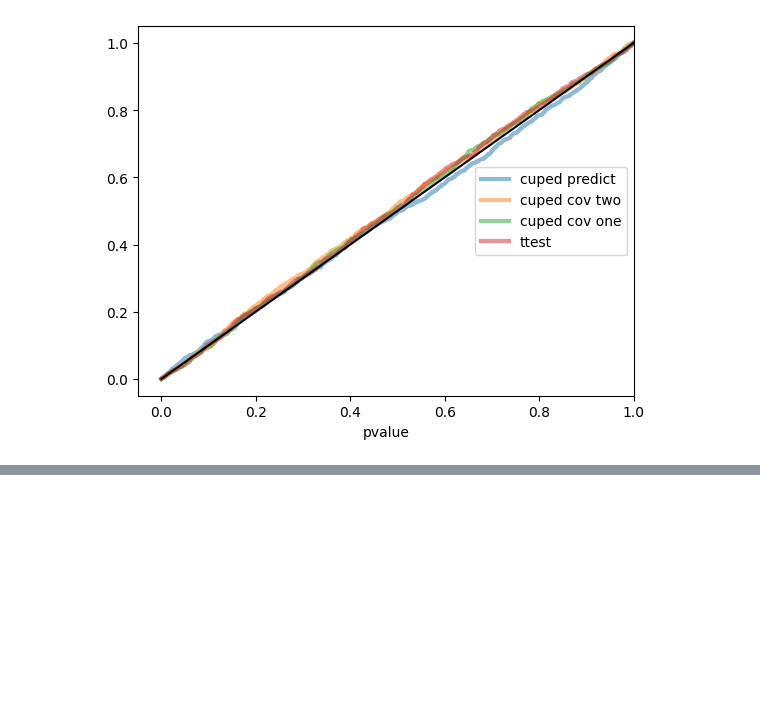
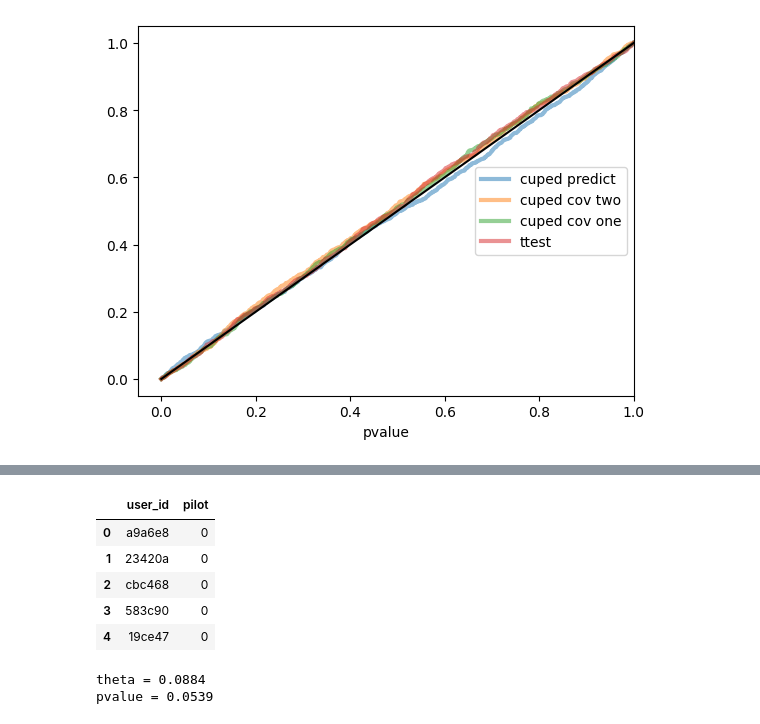
Before and after one commit to YanaOrf/AB_tests, a Jupyter notebook: Pizzeria_website_AB.ipynb, the cells around one changed output, grey strips where cells are left out. Drawn from its saved outputs; the diff is of its cells as text; code cells hidden in the pictures; blank space fills up the shorter version.

Commit message:
new experiment evaluation (with CUPED) has been added

```diff
--- a/Pizzeria_website_AB.ipynb
+++ b/Pizzeria_website_AB.ipynb
@@ -1357,0 +1363,19 @@ plt.show()
+# %%
+URL_BASE = 'https://raw.githubusercontent.com/ab-courses/simulator-ab-datasets/main/2022-05-03/'
+
+df_sales = read_database('2022-05-03T12_df_sales.csv')
+df_sales['date'] = pd.to_datetime(df_sales['date'])
+df_users=read_database('experiment_users.csv')
+
+begin_date=datetime(2022,4,25)
+end_date=datetime(2022,5,2)
+begin_cov_date = begin_date - timedelta (days=28)
+# %%
+df_users.head()
+# %% [output]
+|  | user_id | pilot |
+| 0 | a9a6e8 | 0 |
+| 1 | 23420a | 0 |
+| 2 | cbc468 | 0 |
+| 3 | 583c90 | 0 |
+| 4 | 19ce47 | 0 |
@@ -1357,0 +1399,21 @@ plt.show()
+# %%
+
+theta = calculate_theta(
+    df.loc[df['pilot']==0,'metric'],
+    df.loc[df['pilot']==1,'metric'],
+    df.loc[df['pilot']==0,'covariate'],
+    df.loc[df['pilot']==1,'covariate']
+)
+print(f'theta = {theta:0.4f}')
+
+def check_cuped_test(df_control, df_pilot, covariate_column):
+    metric_cuped_control = df.loc[df['pilot']==0,'metric'] - theta * df.loc[df['pilot']==0,'covariate']
+    metric_cuped_pilot = df.loc[df['pilot']==1,'metric'] - theta * df.loc[df['pilot']==1,'covariate']
+    _, pvalue = stats.ttest_ind(metric_cuped_control, metric_cuped_pilot)
+    return pvalue
+
+pvalue = check_cuped_test(df[df['pilot'] == 0], df[df['pilot'] == 1], 'covariate')
+print(f'pvalue = {pvalue:0.4f}')
+# %% [output]
+theta = 0.0884
+pvalue = 0.0539
```
Also changed, not shown: parts of 2 cells of this notebook.
